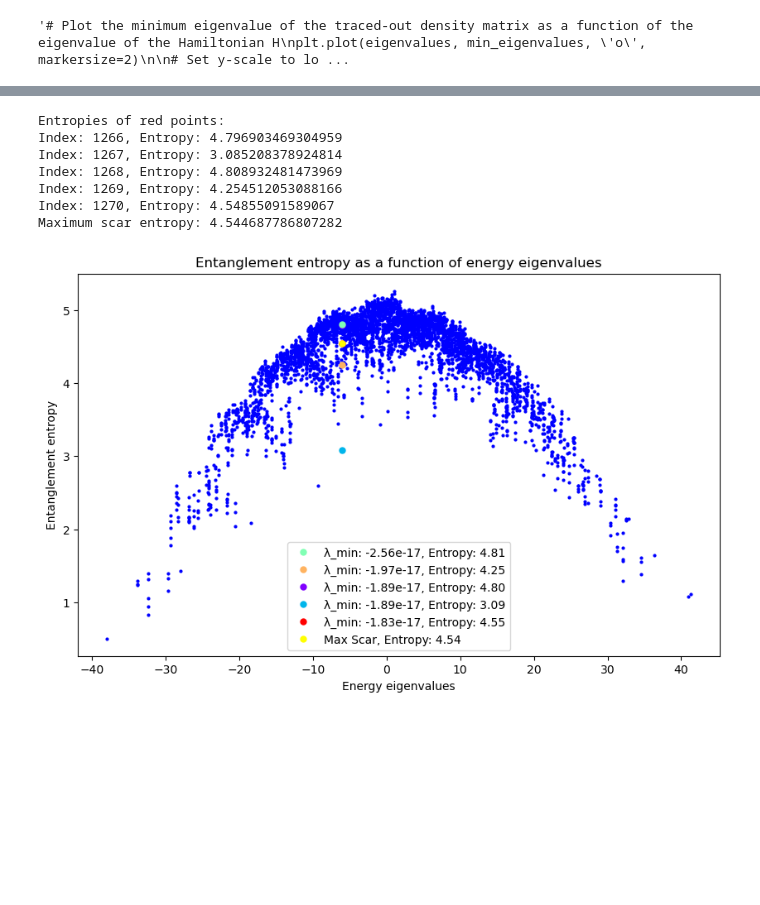
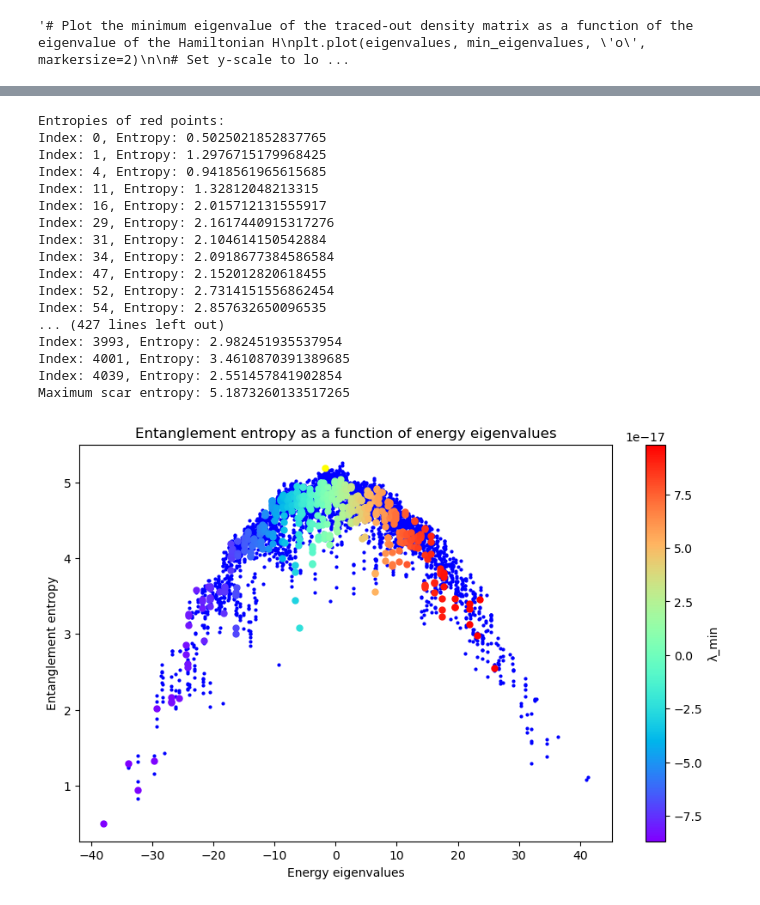
Before and after one commit to ofeypolv/frh, a Jupyter notebook: icosahedral.ipynb, the cells around one changed output, grey strips where cells are left out. Cells and saved outputs as stored; diff of their text form; code cells hidden in the pictures; blank space fills up the shorter version.

```diff
--- a/icosahedral.ipynb
+++ b/icosahedral.ipynb
@@ -346,7 +348,7 @@ for i in tqdm(range(len(eigenvalues))):
     density_matrix_qobj = Qobj(density_matrix, dims=[[2]*N, [2]*N])
 
     # Trace out qubits
-    keep_qubits = [0, 4]
+    keep_qubits = [0, 4, 5, 9, 2, 8]
     #keep_qubits = [0, 4, 5, 9, 2]  # 2 adjacent triangular plaquettes
     traced_out_density_matrix = ptrace(density_matrix_qobj, keep_qubits)
 
@@ -487,47 +536,67 @@ for i in red_indices:
 print(f'Maximum scar entropy: {max_scar_entropy}')
 
 # Plot entanglement entropy as a function of energy eigenvalues
-plt.figure(figsize=(10, 6))
+fig, ax = plt.subplots(figsize=(10, 6))
 
 # Highlight points with y-component less than the threshold in red
 colors = ['red' if y < threshold else 'blue' for y in min_eigenvalues]
 
 # Plot entanglement entropy with highlighted points
 for i, color in enumerate(colors):
-    plt.plot(eigenvalues[i], naive_entropies[i], 'o', color=color, markersize=2)
+    ax.plot(eigenvalues[i], naive_entropies[i], 'o', color=color, markersize=2)
 
 # Collect handles and labels for the legend
 handles = []
 labels = []
 
 # Plot each red point with a different color and collect handles and labels
 for i, idx in enumerate(red_indices):
-    handle, = plt.plot(eigenvalues[idx], naive_entropies[idx], 'o', color=red_colors[i], markersize=5)
+    handle, = ax.plot(eigenvalues[idx], naive_entropies[idx], 'o', color=red_colors[i], markersize=5)
     handles.append(handle)
     labels.append(f'λ_min: {float(min_eigenvalues[idx]):.2e}, Entropy: {naive_entropies[idx]:.2f}')
 
 # Plot the maximum scar entropy in yellow and add to handles and labels
-max_scar_handle, = plt.plot(np.mean(red_eigenvalues), max_scar_entropy, 'o', color='yellow', markersize=5)
+max_scar_handle, = ax.plot(np.mean(red_eigenvalues), max_scar_entropy, 'o', color='yellow', markersize=5)
 handles.append(max_scar_handle)
 labels.append('Max Scar, Entropy: {:.2f}'.format(max_scar_entropy))
 
 # Sort handles and labels by lambda min
 sorted_handles_labels = sorted(zip(handles, labels), key=lambda hl: float(hl[1].split(': ')[1].split(',')[0]) if 'λ_min' in hl[1] else float('inf'))
 sorted_handles, sorted_labels = zip(*sorted_handles_labels)
 
-plt.xlabel('Energy eigenvalues')
-plt.ylabel('Entanglement entropy')
-plt.title('Entanglement entropy as a function of energy eigenvalues')
-plt.legend(sorted_handles, sorted_labels)
+# Filter min_eigenvalues to include only those corresponding to red_indices
+filtered_min_eigenvalues = [min_eigenvalues[idx] for idx in red_indices]
+
+# Create a color bar for the red points using filtered min_eigenvalues
+norm = Normalize(vmin=min(filtered_min_eigenvalues), vmax=max(filtered_min_eigenvalues))
+sm = ScalarMappable(cmap='rainbow', norm=norm)
+sm.set_array([])
+
+cbar = fig.colorbar(sm, ax=ax, label='λ_min')
+
+ax.set_xlabel('Energy eigenvalues')
+ax.set_ylabel('Entanglement entropy')
+ax.set_title('Entanglement entropy as a function of energy eigenvalues')
+#ax.legend(sorted_handles, sorted_labels)
 plt.show()
 # %% [output]
 Entropies of red points:
-Index: 1266, Entropy: 4.796903469304959
-Index: 1267, Entropy: 3.085208378924814
-Index: 1268, Entropy: 4.808932481473969
-Index: 1269, Entropy: 4.254512053088166
-Index: 1270, Entropy: 4.54855091589067
-Maximum scar entropy: 4.544687786807282
+Index: 0, Entropy: 0.5025021852837765
+Index: 1, Entropy: 1.2976715179968425
+Index: 4, Entropy: 0.9418561965615685
+Index: 11, Entropy: 1.32812048213315
+Index: 16, Entropy: 2.015712131555917
+Index: 29, Entropy: 2.1617440915317276
+Index: 31, Entropy: 2.104614150542884
+Index: 34, Entropy: 2.0918677384586584
+Index: 47, Entropy: 2.152012820618455
+Index: 52, Entropy: 2.7314151556862454
+Index: 54, Entropy: 2.857632650096535
+... (427 lines left out)
+Index: 3993, Entropy: 2.982451935537954
+Index: 4001, Entropy: 3.4610870391389685
+Index: 4039, Entropy: 2.551457841902854
+Maximum scar entropy: 5.1873260133517265
-[figure, old version]
+[figure, new version]
 # %%
 #find a 4/5 spins charge commuting with the rdm.
```
Also changed, not shown: parts of 6 cells of this notebook, 3 other files.
